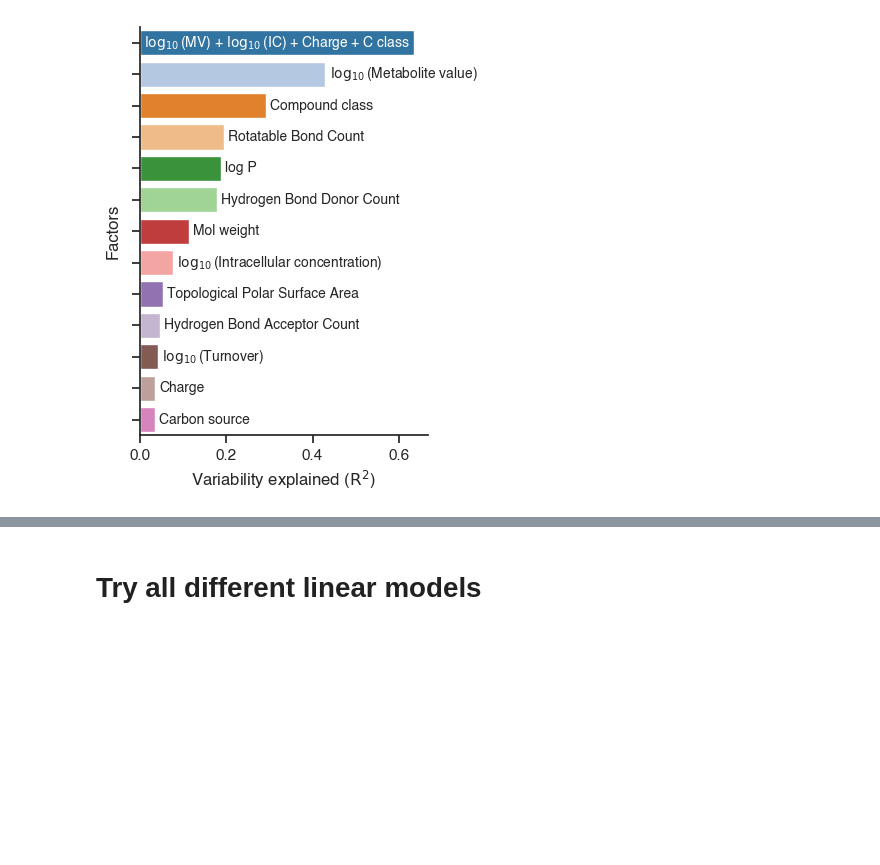
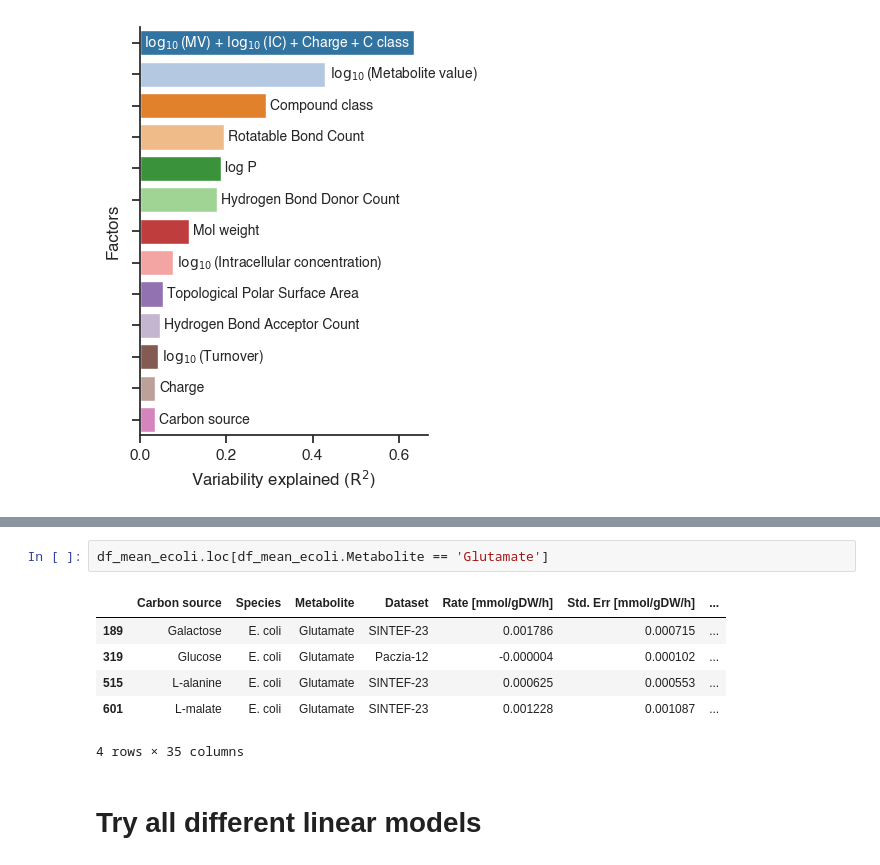
Before and after one commit to sulheim/metabolite-release, a Jupyter notebook: notebooks/1_release_rates/4_div/4D_make_figure_2.ipynb, the cells around one changed output, grey strips where cells are left out. Cells and saved outputs as stored; diff of their text form; blank space fills up the shorter version.

```diff
--- a/notebooks/1_release_rates/4_div/4D_make_figure_2.ipynb
+++ b/notebooks/1_release_rates/4_div/4D_make_figure_2.ipynb
@@ -189,3 +235,12 @@ plt.savefig(figure_folder / "Variability_explained_ecoli_std.pdf")
+# %%
+df_mean_ecoli.loc[df_mean_ecoli.Metabolite == 'Glutamate']
+# %% [output]
+|  | Carbon source | Species | Metabolite | Dataset | Rate [mmol/gDW/h] | Std. Err [mmol/gDW/h] | ... |
+| 189 | Galactose | E. coli | Glutamate | SINTEF-23 | 0.001786 | 0.000715 | ... |
+| 319 | Glucose | E. coli | Glutamate | Paczia-12 | -0.000004 | 0.000102 | ... |
+| 515 | L-alanine | E. coli | Glutamate | SINTEF-23 | 0.000625 | 0.000553 | ... |
+| 601 | L-malate | E. coli | Glutamate | SINTEF-23 | 0.001228 | 0.001087 | ... |
+4 rows × 35 columns
 # %% [markdown]
 # Try all different linear models
 # %%
```
Also changed, not shown: parts of 4 cells of this notebook.
